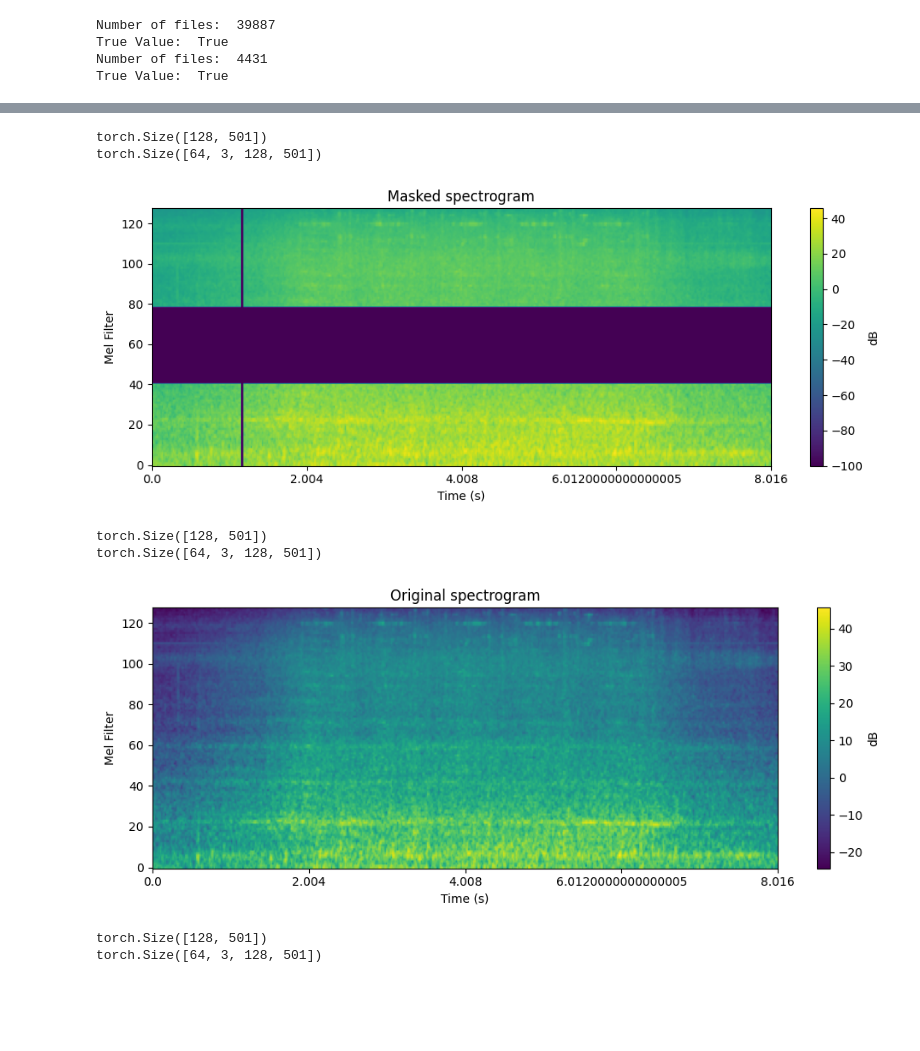
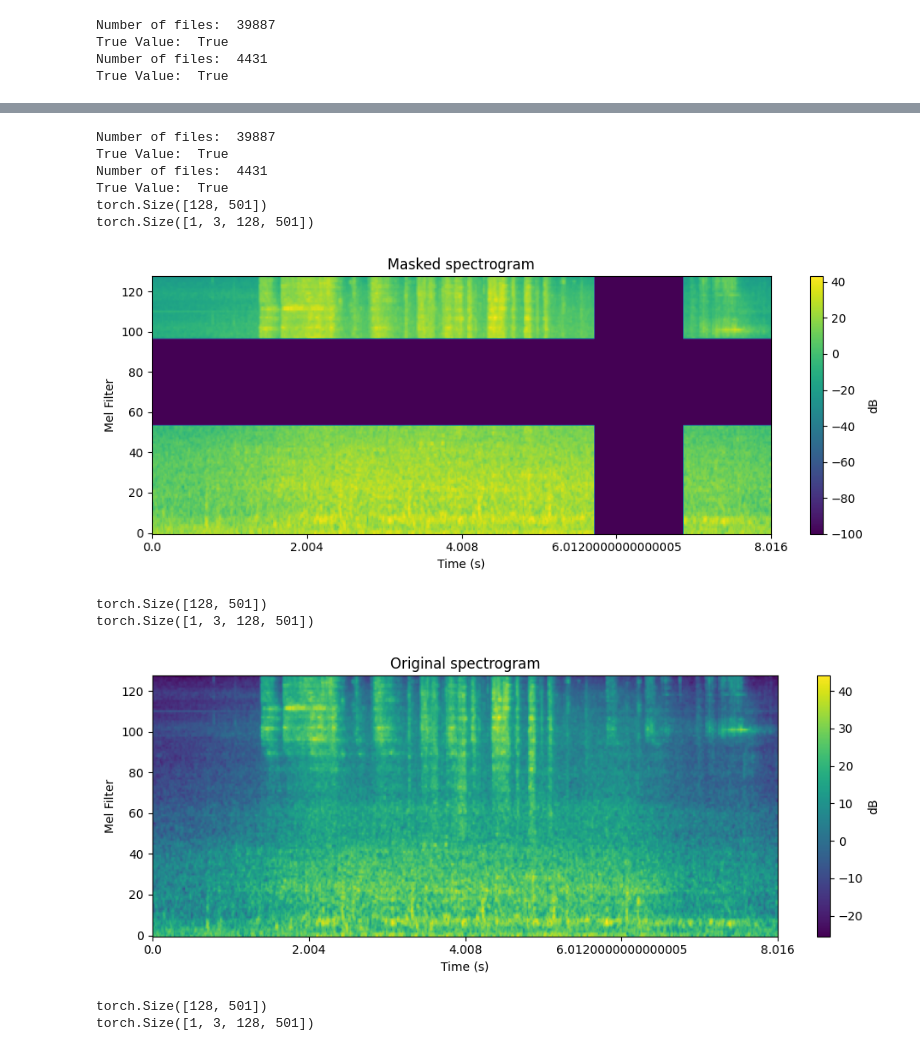
Before and after one commit to GaborinoS/MA-pre-work, a Jupyter notebook: Test_from_scratch/Pretrain_Auto.ipynb, the cells around one changed output, grey strips where cells are left out. Cells and saved outputs as stored; diff of their text form; code cells hidden in the pictures; blank space fills up the shorter version.

```diff
--- a/Test_from_scratch/Pretrain_Auto.ipynb
+++ b/Test_from_scratch/Pretrain_Auto.ipynb
@@ -218,8 +218,6 @@ class Autoencoder2deeperDO(nn.Module):
         return x
 # %%
 
-config.desired_length_in_seconds = 8
-config.batch_size = 64
 train_loader, val_loader = DL.create_generators()
 # %% [output]
 Number of files:  39887
@@ -295,4 +293,8 @@ True Value:  True
 # %%
+
+patience = 15
+best_val_loss = float('inf')
+epochs_no_improve = 0
 
 for epoch in range(num_epochs):
     model.train()
@@ -334,6 +336,29 @@ for epoch in range(num_epochs):
     average_val_loss = val_loss / len(val_loader)
     val_losses.append(average_val_loss)
 
+    #early stopping
+    if average_val_loss < best_val_loss:
+        best_val_loss = average_val_loss
+        epochs_no_improve = 0
+        print(f'Best validation loss: {best_val_loss:.4f}')
+    else:
+        epochs_no_improve += 1
+        print(f'Epochs with no improvement: {epochs_no_improve}')
+
+    if epochs_no_improve == patience:
+        print('Early stopping!' )
+        break
+
+
+
+
+    lr_scheduler.step(val_losses[-1])
+
     # Print losses
     print(f'Epoch {epoch+1}, Average Train Loss: {average_train_loss:.4f}, Average Val Loss: {average_val_loss:.4f}')
+
+#save whole model
+
+#model = torch.load('./results/res_auto/resNet_autoen_model.pth')
+#model.target_size = target_size
 # %% [output]
@@ -356,17 +392,29 @@ torch.save(model, './results/res_auto/resNet2_autoen_model.pth')
 # %%
-data1, data2 = next(iter(train_loader))
-outputs = model(data1.to(device))
+
+config.batch_size = 1
+train_loader, val_loader = DL.create_generators()
+
+
+#d3elete cuda cache
+torch.cuda.empty_cache()
+data1, data2 = next(iter(val_loader))
+outputs = model(data1)
 
 
 plot_mel_spectrogram(data1, sample_rate=32000, hop_length=512,name="Masked spectrogram")
 plot_mel_spectrogram(data2, sample_rate=32000, hop_length=512,name="Original spectrogram")
 plot_mel_spectrogram(outputs, sample_rate=32000, hop_length=512,name="Reconstructed spectrogram")
+config.batch_size = 64
 # %% [output]
+Number of files:  39887
+True Value:  True
+Number of files:  4431
+True Value:  True
 torch.Size([128, 501])
-torch.Size([64, 3, 128, 501])
+torch.Size([1, 3, 128, 501])
-[figure, old version]
+[figure, new version]
 torch.Size([128, 501])
-torch.Size([64, 3, 128, 501])
+torch.Size([1, 3, 128, 501])
-[figure, old version]
+[figure, new version]
 torch.Size([128, 501])
-torch.Size([64, 3, 128, 501])
+torch.Size([1, 3, 128, 501])
```
Also changed, not shown: parts of 7 cells of this notebook, 11 other files.
